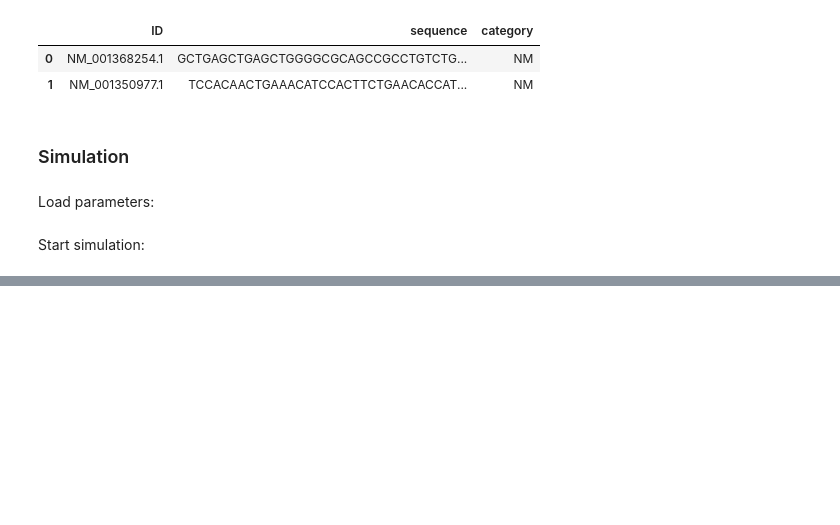
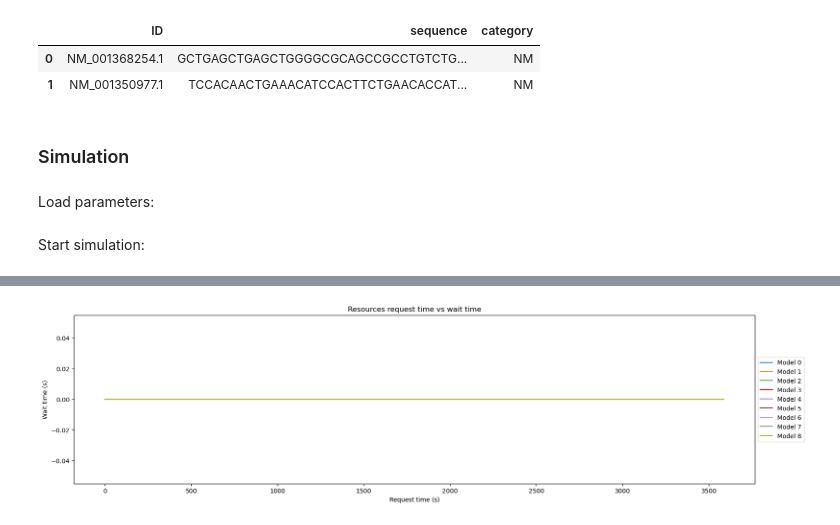
Before and after one commit to GiuliaGhisolfi/ProteinSynthesis, a Jupyter notebook: simulation.ipynb, the cells around one changed output, grey strips where cells are left out. Saved outputs shown, nothing was run; the diff lists cells and outputs as text; code cells hidden in the pictures; blank space fills up the shorter version.

```diff
--- a/simulation.ipynb
+++ b/simulation.ipynb
@@ -58,0 +89,4 @@ KeyboardInterrupt:
+# %%
+compare_wait_time(rna_polymerase_dict_list)
+# %% [output]
+[figure, added]
```
Also changed, not shown: parts of 6 cells of this notebook, 4 other files.
